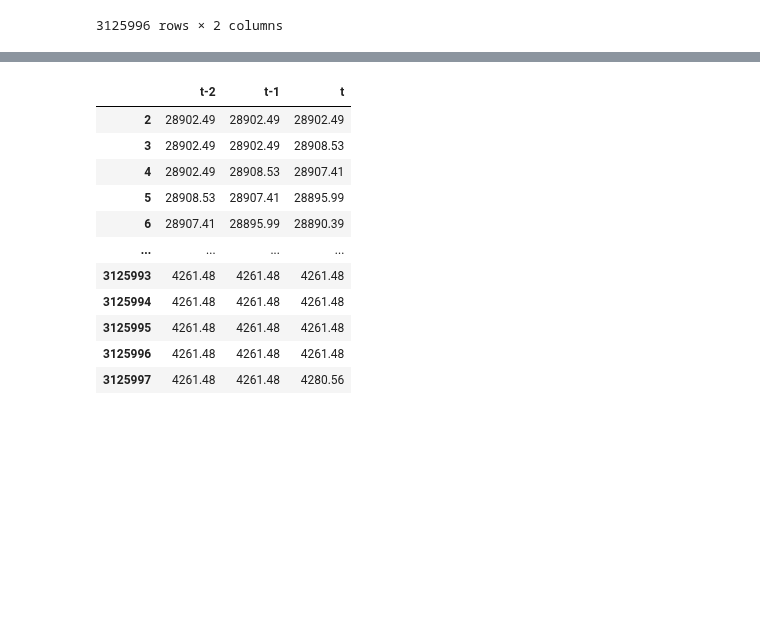
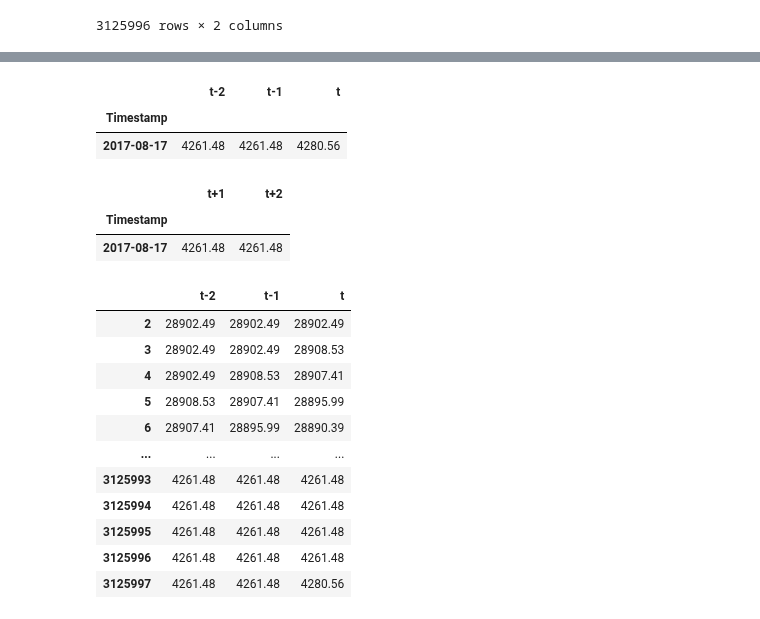
Before and after one commit to Brinkley97/applied_time_series_and_machine_learning, a Jupyter notebook: framework_for_time_series_data/nlp_ts/paper-bitcoin_daily-raw.ipynb, the cells around one changed output, grey strips where cells are left out. Cells and saved outputs as stored; diff of their text form; code cells hidden in the pictures; blank space fills up the shorter version.

Commit message:
updated MvTS class with split for test data

```diff
--- a/framework_for_time_series_data/nlp_ts/paper-bitcoin_daily-raw.ipynb
+++ b/framework_for_time_series_data/nlp_ts/paper-bitcoin_daily-raw.ipynb
@@ -279,3 +287,3 @@ converted_seq_df
 # %%
-X_mvts, y_mvts = reversed_bitcoin_ts.data_augment_to_mvts(n_steps, output_size)
-type(X_mvts)
+X_train_mvts, y_train_mvts = reversed_bitcoin_ts.data_augment_to_mvts(n_steps, output_size)
+# type(X_train_mvts)
@@ -332,3 +321,5 @@ y_mvts.get_as_df()
 | 2017-08-17 | 4280.56 | 4261.48 |
 | 2017-08-17 | 4261.48 | 4261.48 |
 3125996 rows × 2 columns
+# %%
+X_test_mvts, y_test_mvts = X_train_mvts.data_augment_to_test(y_train_mvts, n_steps, output_size)
@@ -335,3 +343,17 @@ y_mvts.get_as_df()
+# %%
+X_test_df = X_test_mvts.get_as_df()
+X_test_df
+# %% [output]
+|  | t-2 | t-1 | t |
+| Timestamp |  |  |  |
+| 2017-08-17 | 4261.48 | 4261.48 | 4280.56 |
+# %%
+y_test_df = y_test_mvts.get_as_df()
+y_test_df
+# %% [output]
+|  | t+1 | t+2 |
+| Timestamp |  |  |
+| 2017-08-17 | 4261.48 | 4261.48 |
 # %%
 forecast_X_train_df = converted_seq_df.iloc[:, :n_steps]
 forecast_X_train_df
```
Also changed, not shown: parts of 13 cells of this notebook, 1 other file.
